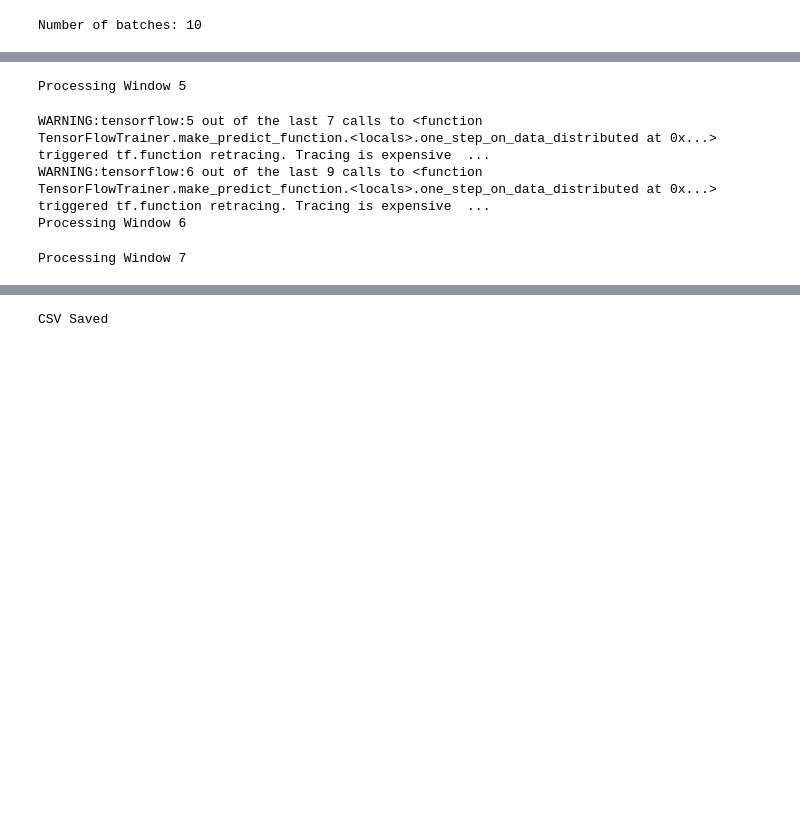
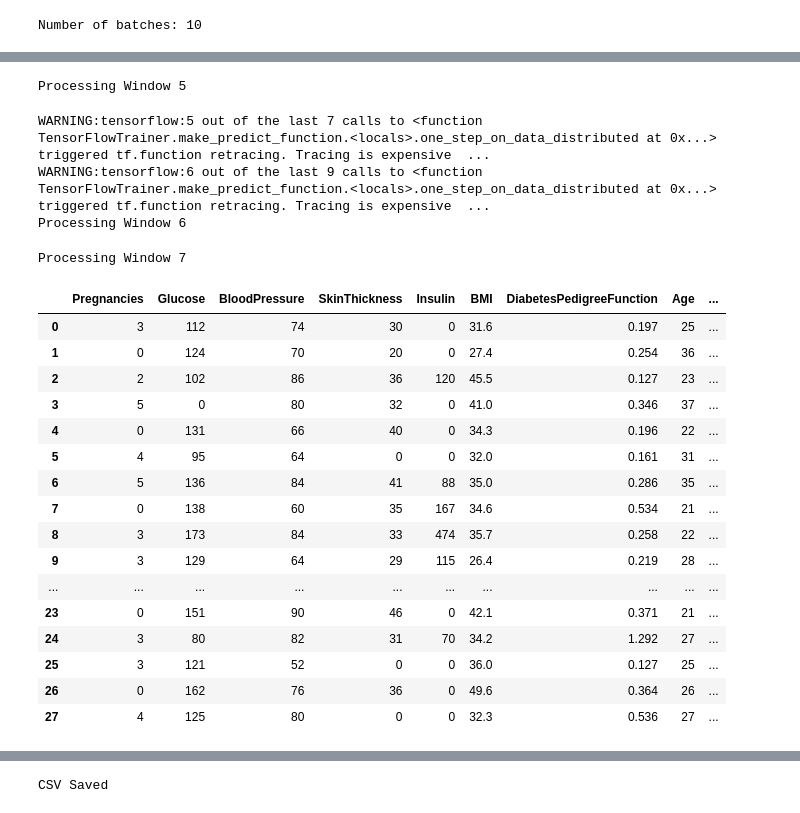
Before and after one commit to ap24110011111/disease-ai-intern, a Jupyter notebook: notebooks/week 5/proactive_detection.ipynb, the cells around one changed output, grey strips where cells are left out. Cells and saved outputs as stored; diff of their text form; code cells hidden in the pictures; blank space fills up the shorter version.

```diff
--- a/notebooks/week 5/proactive_detection.ipynb
+++ b/notebooks/week 5/proactive_detection.ipynb
@@ -48,6 +56,7 @@ Number of batches: 10
 # %%
 results = []
 # %%
+all_false_negatives = []
 for i in range(3, 8):
 
     print(f"Processing Window {i}")
@@ -148,6 +157,12 @@ for i in range(3, 8):
         y_prob > best_threshold
     ).astype(int)
 
+    batch_fn = future_batch.copy()
+    batch_fn["predicted"] = y_pred.flatten()
+    batch_fn = batch_fn[(batch_fn["Outcome"] == 1) & (batch_fn["predicted"] == 0)]
+    batch_fn["window"] = i
+    all_false_negatives.append(batch_fn)
+
     acc = accuracy_score(
         y_future,
         y_pred
@@ -179,5 +194,9 @@ for i in range(3, 8):
         f1,
         best_threshold
     ])
+
+false_negatives_df = pd.concat(all_false_negatives, ignore_index=True)
+false_negatives_df.to_csv("../../results/week5/false_negatives.csv", index=False)
+false_negatives_df
 # %% [output]
 Processing Window 3
@@ -185,9 +204,26 @@ WARNING:tensorflow:TensorFlow GPU support is not available on native Windows for
 Processing Window 4
 Processing Window 5
 WARNING:tensorflow:5 out of the last 7 calls to <function TensorFlowTrainer.make_predict_function.<locals>.one_step_on_data_distributed at 0x...> triggered tf.function retracing. Tracing is expensive  ...
 WARNING:tensorflow:6 out of the last 9 calls to <function TensorFlowTrainer.make_predict_function.<locals>.one_step_on_data_distributed at 0x...> triggered tf.function retracing. Tracing is expensive  ...
 Processing Window 6
 Processing Window 7
+|  | Pregnancies | Glucose | BloodPressure | SkinThickness | Insulin | BMI | DiabetesPedigreeFunction | Age | ... |
+| 0 | 3 | 112 | 74 | 30 | 0 | 31.6 | 0.197 | 25 | ... |
+| 1 | 0 | 124 | 70 | 20 | 0 | 27.4 | 0.254 | 36 | ... |
+| 2 | 2 | 102 | 86 | 36 | 120 | 45.5 | 0.127 | 23 | ... |
+| 3 | 5 | 0 | 80 | 32 | 0 | 41.0 | 0.346 | 37 | ... |
+| 4 | 0 | 131 | 66 | 40 | 0 | 34.3 | 0.196 | 22 | ... |
+| 5 | 4 | 95 | 64 | 0 | 0 | 32.0 | 0.161 | 31 | ... |
+| 6 | 5 | 136 | 84 | 41 | 88 | 35.0 | 0.286 | 35 | ... |
+| 7 | 0 | 138 | 60 | 35 | 167 | 34.6 | 0.534 | 21 | ... |
+| 8 | 3 | 173 | 84 | 33 | 474 | 35.7 | 0.258 | 22 | ... |
+| 9 | 3 | 129 | 64 | 29 | 115 | 26.4 | 0.219 | 28 | ... |
+| ... | ... | ... | ... | ... | ... | ... | ... | ... | ... |
+| 23 | 0 | 151 | 90 | 46 | 0 | 42.1 | 0.371 | 21 | ... |
+| 24 | 3 | 80 | 82 | 31 | 70 | 34.2 | 1.292 | 27 | ... |
+| 25 | 3 | 121 | 52 | 0 | 0 | 36.0 | 0.127 | 25 | ... |
+| 26 | 0 | 162 | 76 | 36 | 0 | 49.6 | 0.364 | 26 | ... |
+| 27 | 4 | 125 | 80 | 0 | 0 | 32.3 | 0.536 | 27 | ... |
 # %%
 results_df = pd.DataFrame(
 
```
Also changed, not shown: parts of 8 cells of this notebook, 5 other files.
